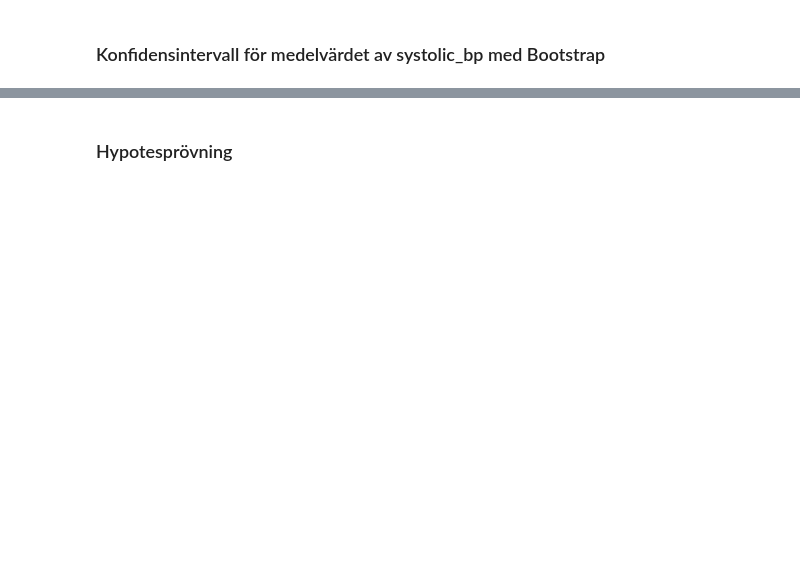
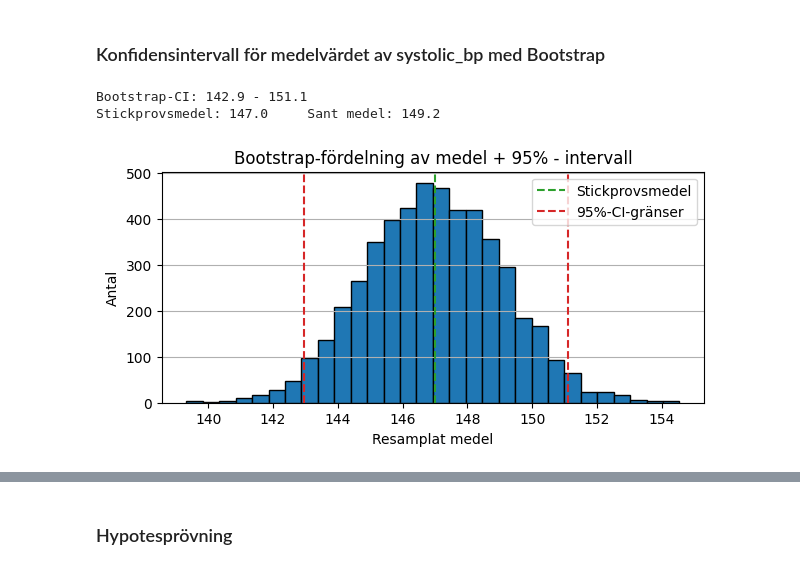
Before and after one commit to KevinCJohansson/Individuell-uppgift-Halsostudie, a Jupyter notebook: notebook.ipynb, the cells around one changed output, grey strips where cells are left out. Drawn from its saved outputs; the diff is of its cells as text; code cells hidden in the pictures; blank space fills up the shorter version.

```diff
--- a/notebook.ipynb
+++ b/notebook.ipynb
@@ -122,33 +167,33 @@ print(f"Som faller in under normalintervallet: {(true_disease_chance*1000 - std)
 # %%
-systolic_bp = df.systolic_bp
-true_mean = float(np.mean(systolic_bp))
-sample = np.random.choice(systolic_bp, 40)
-
 def ci_mean_bootstrap(x, B=5000, confidence=0.95):
     x = np.asarray(x, dtype=float)
     n = len(x)
     boot_means = np.empty(B)
     for b in range(B):
         boot_sample = np.random.choice(x, size=n, replace=True)
         boot_means[b] = np.mean(boot_sample)
 
     alpha = (1 - confidence) / 2
     lo, hi = np.percentile(boot_means, [100*alpha, 100*(1 - alpha)])
-    return float(lo), float(hi), float(np.mean(x))
+    return float(lo), float(hi), float(np.mean(x)), boot_means
 
-blo, bhi, bmean = ci_mean_bootstrap(sample, B=3000)
+blo, bhi, bmean, boot_means = ci_mean_bootstrap(sample)
 
 fig, ax = plt.subplots(figsize=(7,3))
-bm = np.array([np.mean(np.random.choice(sample, size=len(sample), replace=True)) for _ in range(1000)])
 
-ax.hist(bm, bins=30, edgecolor="black")
-ax.axvline(np.mean(sample), color="tab:green", linestyle="--", label="Stickprovsmedel")
-ax.axvline(np.percentile(bm, 2.5), color="tab:red", linestyle="--", label="2.5%")
-ax.axvline(np.percentile(bm, 97.5), color="tab:red", linestyle="--", label="97.5%")
+ax.hist(boot_means, bins=30, edgecolor="black")
+ax.axvline(bmean, color="tab:green", linestyle="--", label="Stickprovsmedel")
+ax.axvline(blo, color="tab:red", linestyle="--", label="95%-CI-gränser")
+ax.axvline(bhi, color="tab:red", linestyle="--")
 ax.set_title("Bootstrap-fördelning av medel + 95% - intervall")
 ax.set_xlabel("Resamplat medel")
 ax.set_ylabel("Antal")
 ax.grid(True, axis="y")
+ax.legend()
 
 print(f"Bootstrap-CI: {blo:.1f} - {bhi:.1f}")
 print(f"Stickprovsmedel: {bmean:.1f}     Sant medel: {true_mean:.1f}")
+# %% [output]
+Bootstrap-CI: 142.9 - 151.1
+Stickprovsmedel: 147.0     Sant medel: 149.2
+[figure, added]
```
Also changed, not shown: parts of 13 cells of this notebook.
